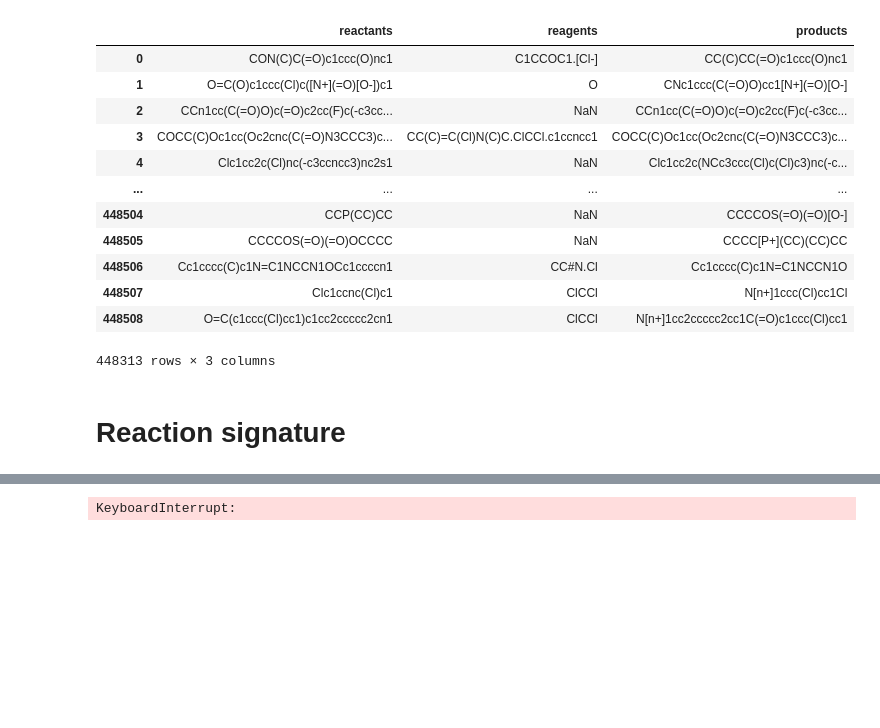
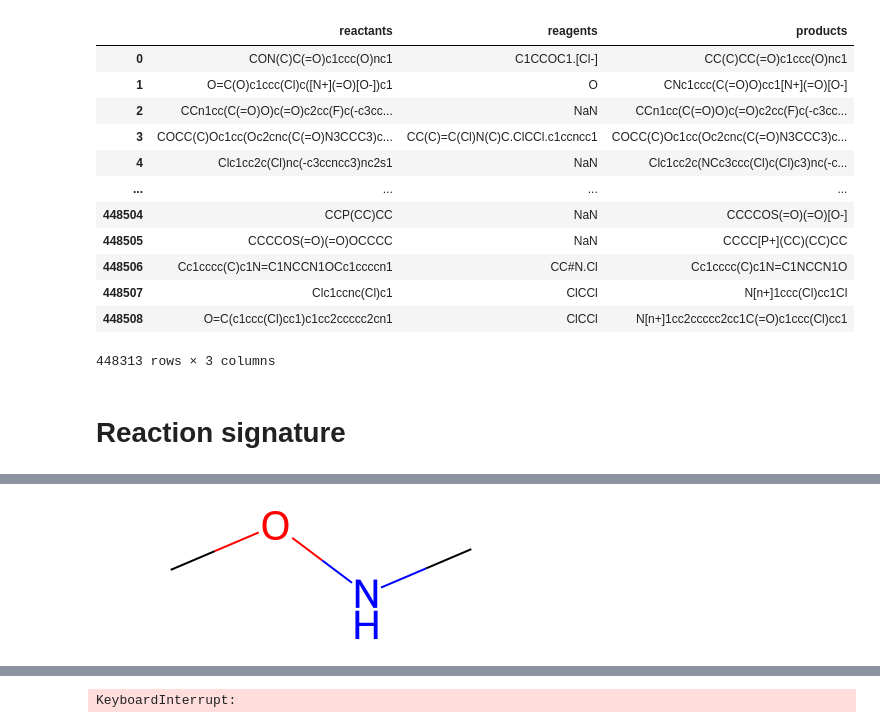
Before and after one commit to MrScabbyCreature/ReactionRL, a Jupyter notebook: uspto - reaction centre and signature .ipynb, the cells around one changed output, grey strips where cells are left out. Cells and saved outputs as stored; diff of their text form; code cells hidden in the pictures; blank space fills up the shorter version.

```diff
--- a/uspto - reaction centre and signature .ipynb
+++ b/uspto - reaction centre and signature .ipynb
@@ -289,0 +300,4 @@ Signature
+# %%
+Chem.MolFromSmiles("CONC")
+# %% [output]
+[figure, added]
```
Also changed, not shown: parts of 7 cells of this notebook, 3 other files.
